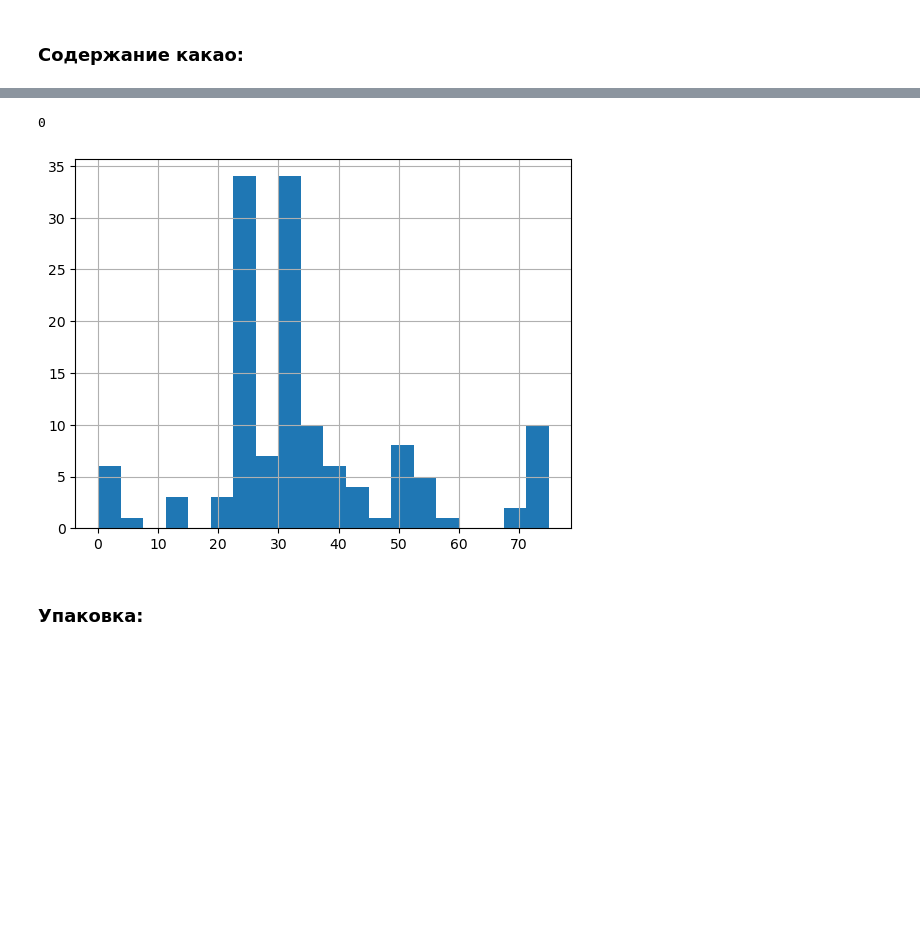
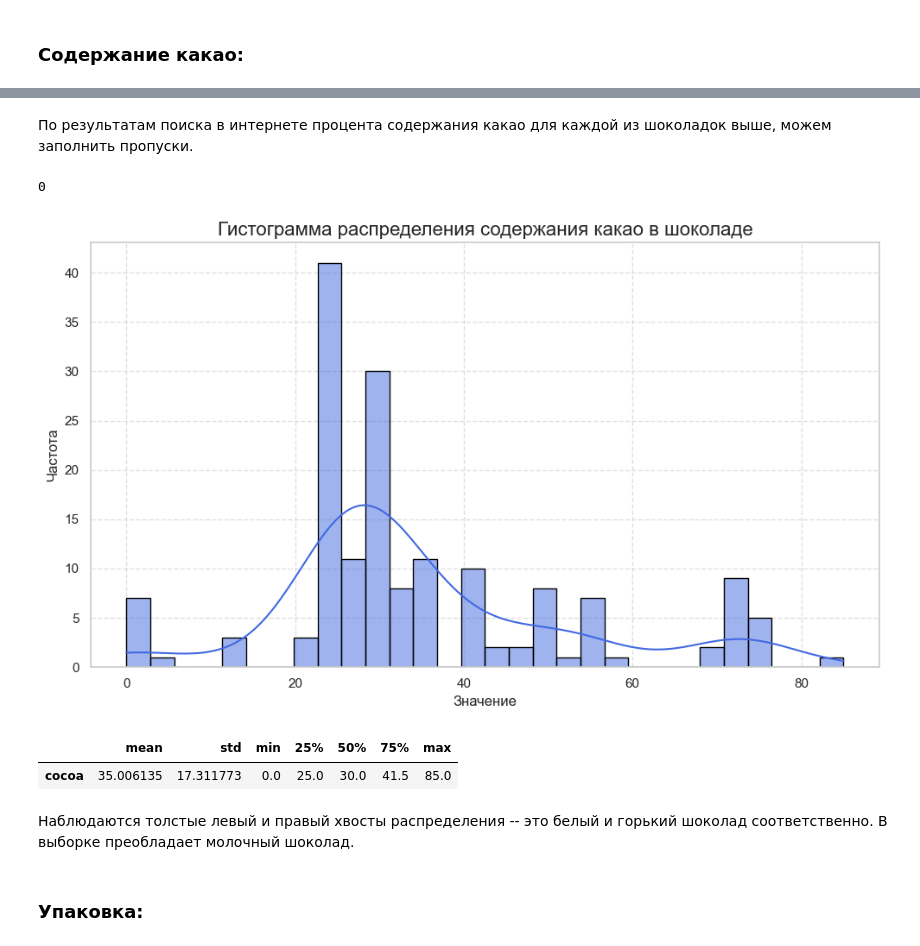
Before and after one commit to kirshchinivan/Econometrics_Project, a Jupyter notebook: eda/eda.ipynb, the cells around one changed output, grey strips where cells are left out. Drawn from its saved outputs; the diff is of its cells as text; code cells hidden in the pictures; blank space fills up the shorter version.

```diff
--- a/eda/eda.ipynb
+++ b/eda/eda.ipynb
@@ -45,0 +47,2 @@ Name: count, dtype: int64
+# %%
+data['premium'] = data['brand'].map(lambda x: 1 if x == 'Bucheron' else 0)
@@ -67,2 +93,14 @@ data = data[~data['type'].isna()].reset_index().drop(columns='index')
 # %% [markdown]
 ### Калорийность:
+# %%
+sns.set(style='whitegrid')
+plt.figure(figsize=(10, 6))
+sns.histplot(data['kcal'], bins=30, kde=True, color='royalblue', edgecolor='black')
+
+plt.title('Гистограмма распределения калорийности шоколада', fontsize=16)
+plt.xlabel('Значение', fontsize=12)
+plt.ylabel('Частота', fontsize=12)
+
+plt.grid(True, linestyle='--', alpha=0.6)
+plt.tight_layout()
+plt.show()
@@ -183,5 +269,7 @@ data[data['cacao'].isna()]
+# %% [markdown]
+По результатам поиска в интернете процента содержания какао для каждой из шоколадок выше, можем заполнить пропуски.
 # %%
-def fillna_cacao(row):
+def fillna_cocoa(row):
     if row['type'] == 'Белый':
         return 0
     if row['type'] == 'Молочный' and row['brand'] == 'Schogetten':
@@ -194,6 +282,10 @@ def fillna_cacao(row):
         return 13
     if row['type'] == 'Темный' and row['brand'] == 'Schogetten':
         return 50
+    if row['type'] == 'Молочный':
+        return 30
+    if row['type'] == 'Горький':
+        return 75
 # %%
-data['cacao'] = data.apply(lambda x: fillna_cacao(x) if pd.isna(x['cacao']) else x['cacao'], axis=1)
+data['cocoa'] = data.apply(lambda x: fillna_cocoa(x) if pd.isna(x['cocoa']) else x['cocoa'], axis=1)
 # %%
@@ -201,9 +293,28 @@ data['cacao'].isna().sum()
 # %% [output]
 0
 # %%
-data['cacao'].hist(bins=20);
+sns.set(style='whitegrid')
+plt.figure(figsize=(10, 6))
+sns.histplot(data['cocoa'], bins=30, kde=True, color='royalblue', edgecolor='black')
+
+plt.title('Гистограмма распределения содержания какао в шоколаде', fontsize=16)
+plt.xlabel('Значение', fontsize=12)
+plt.ylabel('Частота', fontsize=12)
+
+plt.grid(True, linestyle='--', alpha=0.6)
+plt.tight_layout()
+plt.show()
 # %% [output]
-[figure, old version]
+[figure, new version]
+# %%
+desc = pd.DataFrame(data['cocoa'].describe())
+desc_df = desc.transpose()
+pd.DataFrame(desc_df).drop(columns='count')
+# %% [output]
+|  | mean | std | min | 25% | 50% | 75% | max |
+| cocoa | 35.006135 | 17.311773 | 0.0 | 25.0 | 30.0 | 41.5 | 85.0 |
+# %% [markdown]
+Наблюдаются толстые левый и правый хвосты распределения -- это белый и горький шоколад соответственно. В выборке преобладает молочный шоколад.
 # %% [markdown]
 ### Упаковка:
 # %%
```
Also changed, not shown: parts of 59 cells of this notebook, 1 other file.
